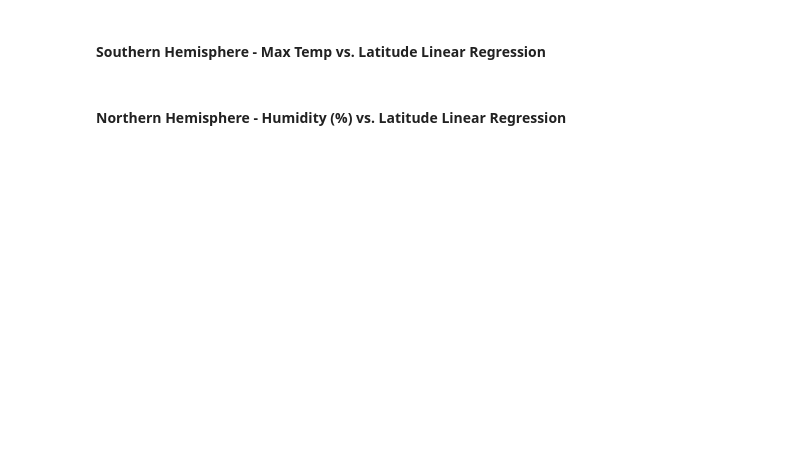
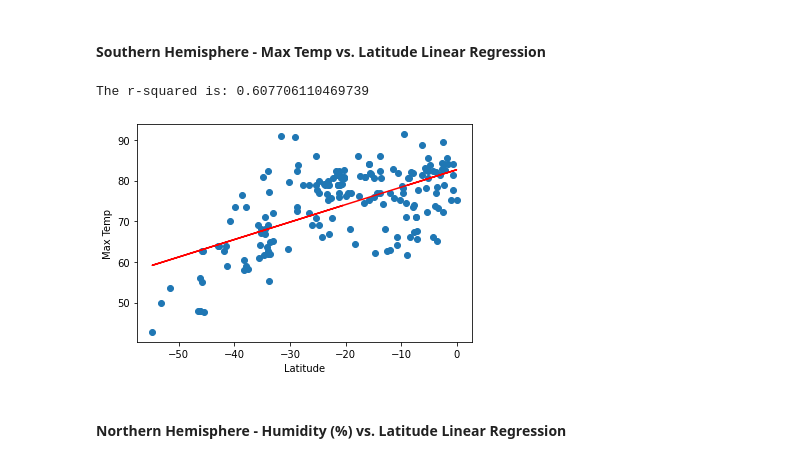
Before and after one commit to claws425/python-api-challenge, a Jupyter notebook: WeatherPy/WeatherPy.ipynb, the cells around one changed output. Saved outputs shown, nothing was run; the diff lists cells and outputs as text; code cells hidden in the pictures; blank space fills up the shorter version.

```diff
--- a/WeatherPy/WeatherPy.ipynb
+++ b/WeatherPy/WeatherPy.ipynb
@@ -231,4 +306,32 @@ plt.show()
 # %% [markdown]
 ####  Southern Hemisphere - Max Temp vs. Latitude Linear Regression
+# %%
+# Perform Northern Hemisphere linear regression Max Temp vs. Latitude
+x_values = Southern_Hemisphere["Latitude"]
+y_values = Southern_Hemisphere["Max Temp"]
+
+(slope, intercept, rvalue, pvalue, stderr) = linregress(x_values, y_values)
+
+# Get regression values
+regress_values = x_values * slope + intercept
+
+# Create plot
+plt.scatter(x_values,y_values)
+plt.plot(x_values,regress_values,"r-")
+
+# label plot
+plt.xlabel("Latitude")
+plt.ylabel("Max Temp")
+plt.title(f'Southern Hemisphere City Latitude vs. Max Temp')
+plt.savefig('SH_Lat_Lin_Reg_vs_Max_Temp_plot')
+
+# Print r value
+print(f"The r-squared is: {rvalue}")
+
+# Show plot
+plt.show()
+# %% [output]
+The r-squared is: 0.607706110469739
+[figure, added]
 # %% [markdown]
 ####  Northern Hemisphere - Humidity (%) vs. Latitude Linear Regression
```
Also changed, not shown: parts of 10 cells of this notebook.
